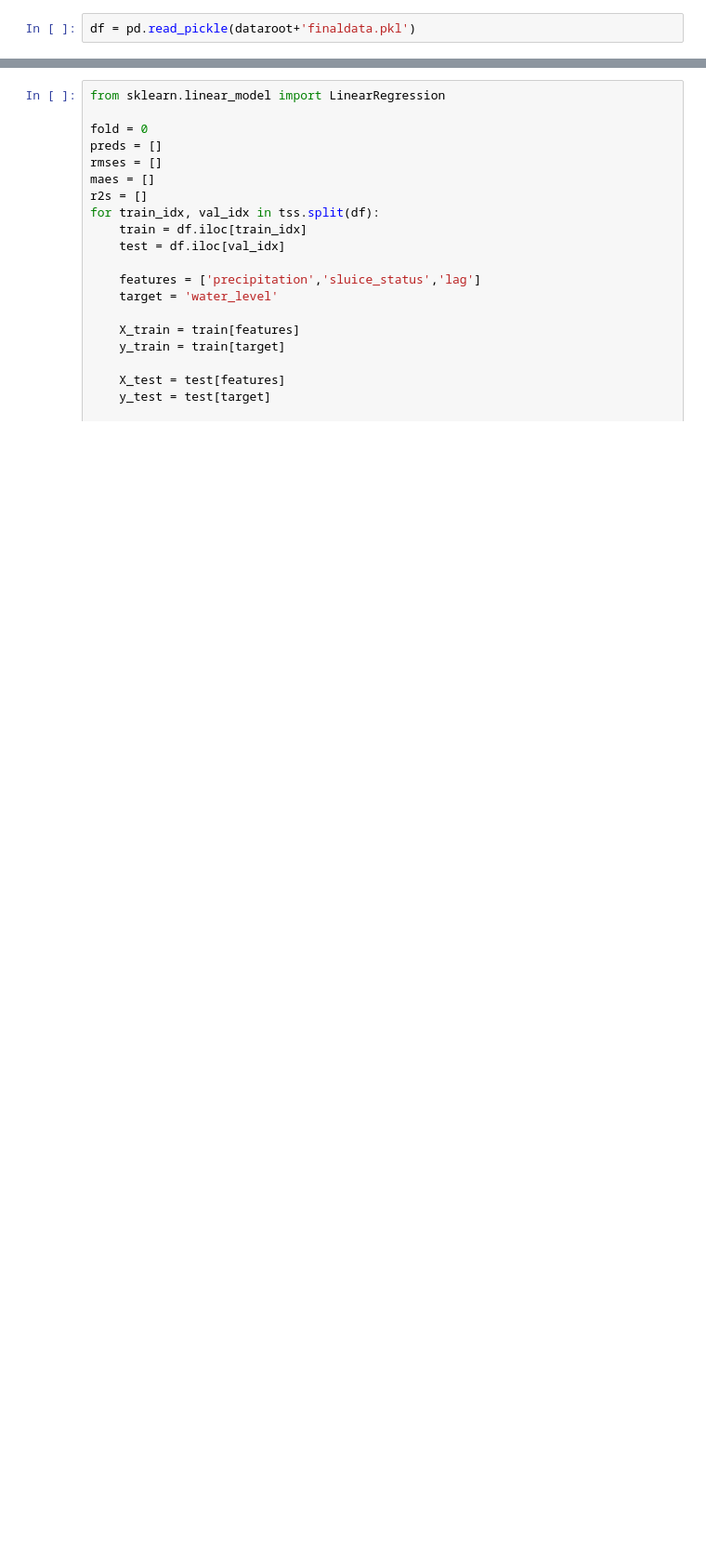
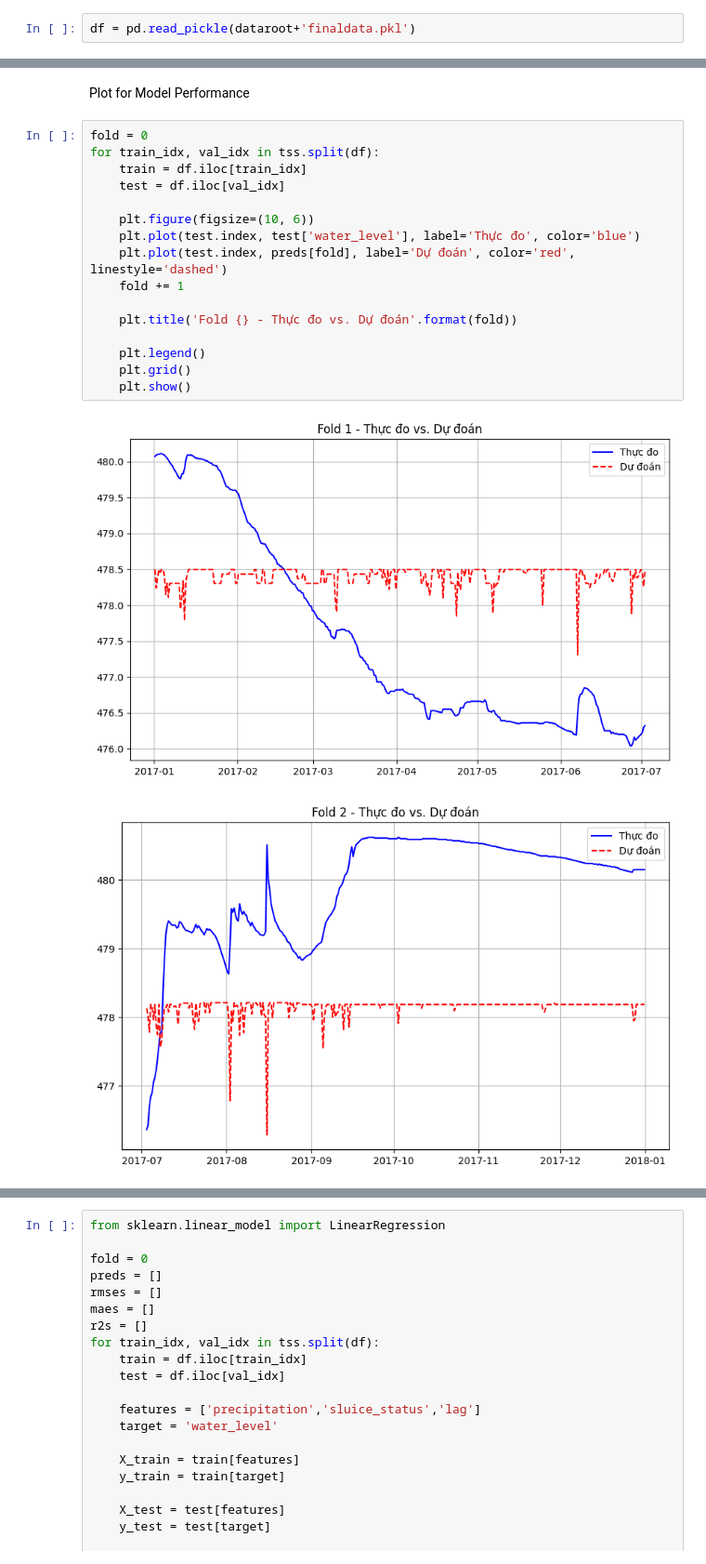
Before and after one commit to Hantuna8459/WaterLevelPrediction_SelectingModel, a Jupyter notebook: LinearRegression.ipynb, the cells around one changed output, grey strips where cells are left out. Shown at 93% size. Saved outputs shown, nothing was run; the diff lists cells and outputs as text; blank space fills up the shorter version.

```diff
--- a/LinearRegression.ipynb
+++ b/LinearRegression.ipynb
@@ -34,0 +99,21 @@ plt.show()
+# %% [markdown]
+Plot for Model Performance
+# %%
+fold = 0
+for train_idx, val_idx in tss.split(df):
+    train = df.iloc[train_idx]
+    test = df.iloc[val_idx]
+
+    plt.figure(figsize=(10, 6))
+    plt.plot(test.index, test['water_level'], label='Thực đo', color='blue')
+    plt.plot(test.index, preds[fold], label='Dự đoán', color='red', linestyle='dashed')
+    fold += 1
+
+    plt.title('Fold {} - Thực đo vs. Dự đoán'.format(fold))
+
+    plt.legend()
+    plt.grid()
+    plt.show()
+# %% [output]
+[figure, added]
+[figure, added]
```
Also changed, not shown: parts of 26 cells of this notebook, 5 other files.
